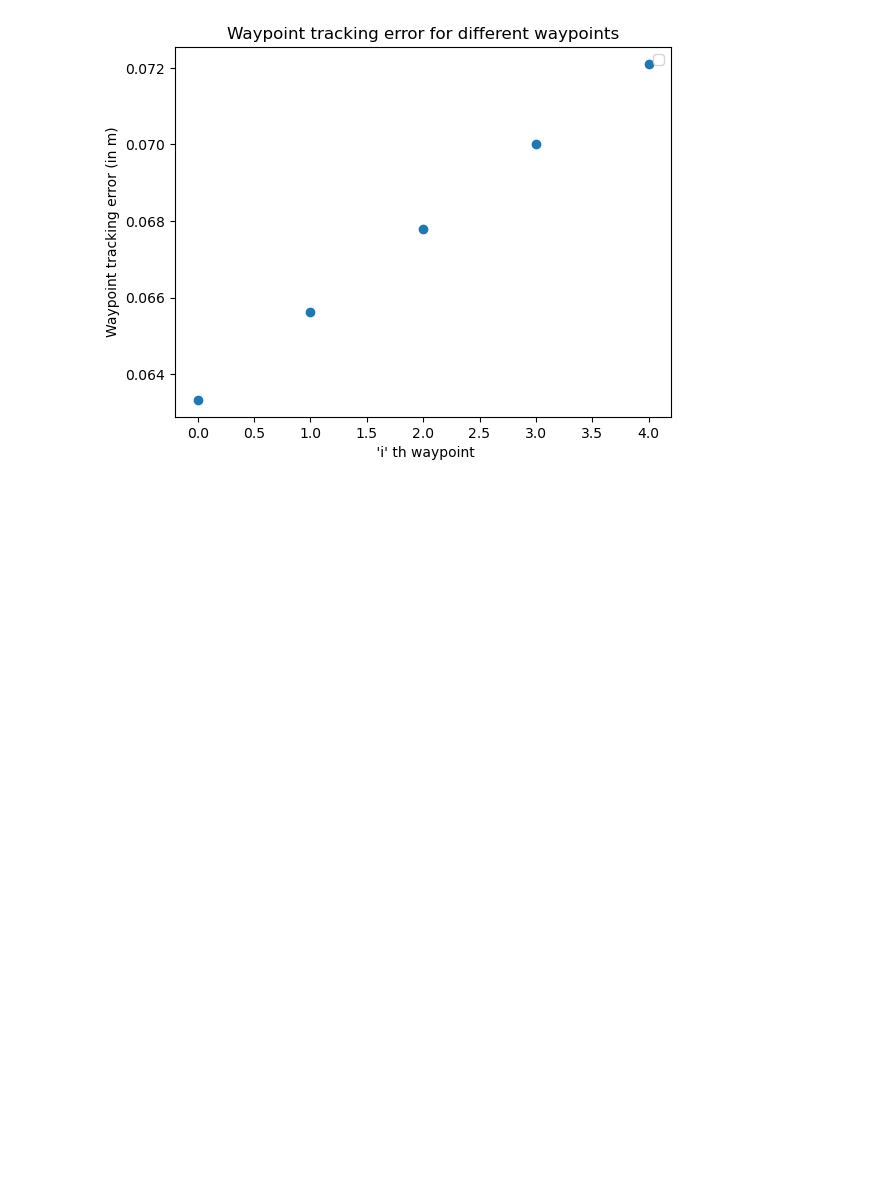
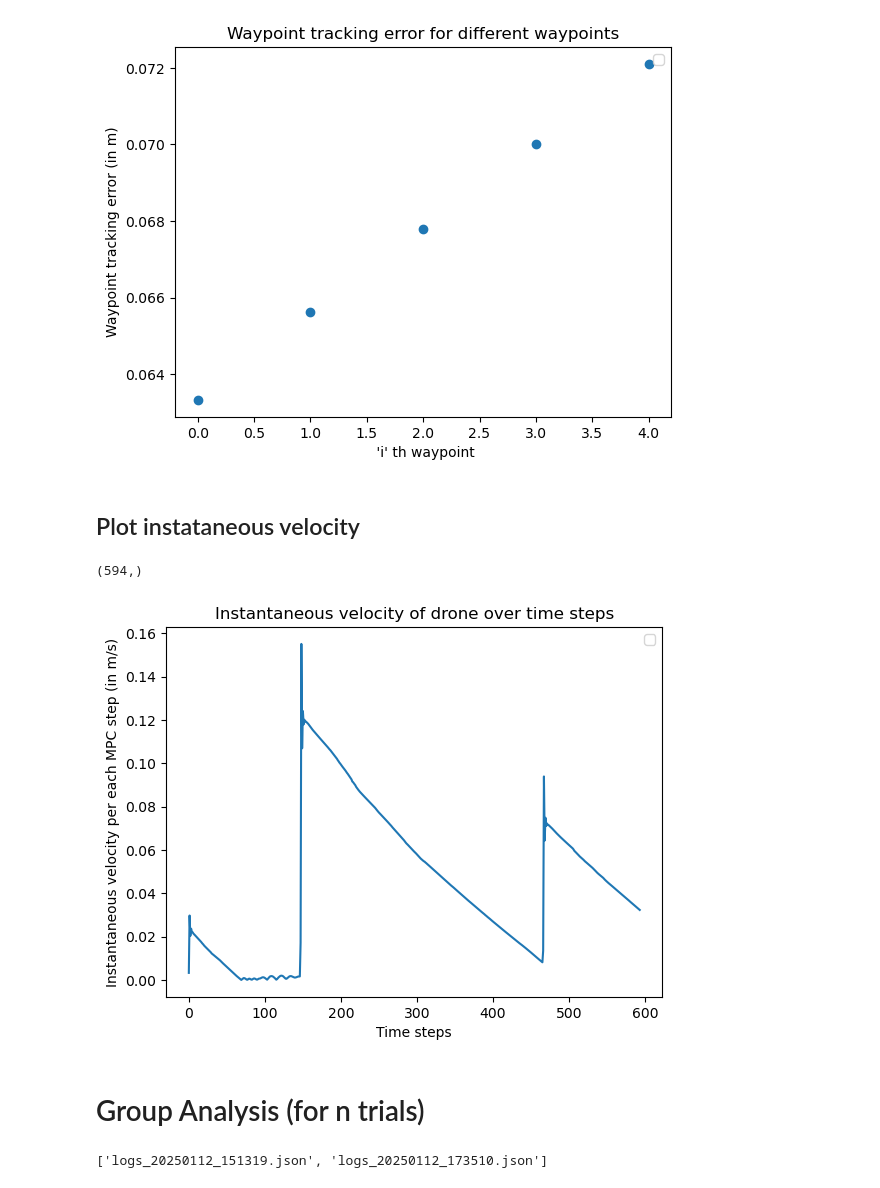
Before and after one commit to AntreasK24/RO47005-Project, a Jupyter notebook: drone_ws/src/Logs_eval/post_process_logs.ipynb, the cells around one changed output. Cells and saved outputs as stored; diff of their text form; code cells hidden in the pictures; blank space fills up the shorter version.

Commit message:
Add group analysis

```diff
--- a/drone_ws/src/Logs_eval/post_process_logs.ipynb
+++ b/drone_ws/src/Logs_eval/post_process_logs.ipynb
@@ -10,5 +14,7 @@ directory = './'
 # List all JSON files in the directory
 json_files = [f for f in os.listdir(directory) if f.endswith('.json')]
 
+json_files = sorted(json_files)
+
 print(json_files)
 # %% [output]
@@ -16,8 +22,13 @@ print(json_files)
 # %%
-filename = json_files[0]
-# Load the JSON file
-with open(filename, 'r') as file:
-    data = json.load(file)
+def get_data_from_json(filename):
+    # Load the JSON file
+    with open(filename, 'r') as file:
+        data = json.load(file)
+        return data
 
 # Print the loaded data
-print(data)
+# print(data)
+
+filename = json_files[0]
+data = get_data_from_json(filename)
+# data
@@ -162,3 +168,5 @@ waypoints_trac_error = data['endpoint_tracking_error']
 plot_waypoint_tracking_error(waypoints_trac_error)
 # %% [output]
 [figure]
+# %% [markdown]
+## Plot instataneous velocity
@@ -164,0 +210,37 @@ plot_waypoint_tracking_error(waypoints_trac_error)
+# %%
+np.array(data['inst_velocity']).shape
+# %% [output]
+(594,)
+# %%
+def plot_inst_vel(data):
+# Create the plot
+    plt.plot(data)
+
+    # Add labels and title
+    plt.xlabel('Time steps')
+    plt.ylabel('Instantaneous velocity per each MPC step (in m/s)')
+    plt.title('Instantaneous velocity of drone over time steps')
+
+    # Add a legend
+    plt.legend()
+
+    # Show the plot
+    plt.show()
+
+inst_velocity = data['inst_velocity']
+plot_inst_vel(inst_velocity)
+# %% [output]
+[figure, added]
+# %% [markdown]
+# Group Analysis (for n trials)
+# %%
+# Specify the directory where the JSON files are stored
+directory = './'
+
+# List all JSON files in the directory
+json_files = [f for f in os.listdir(directory) if f.endswith('.json')]
+
+json_files = sorted(json_files)
+print(json_files)
+# %% [output]
+['logs_20250112_151319.json', 'logs_20250112_173510.json']
```
Also changed, not shown: parts of 20 cells of this notebook, 1 other file.
